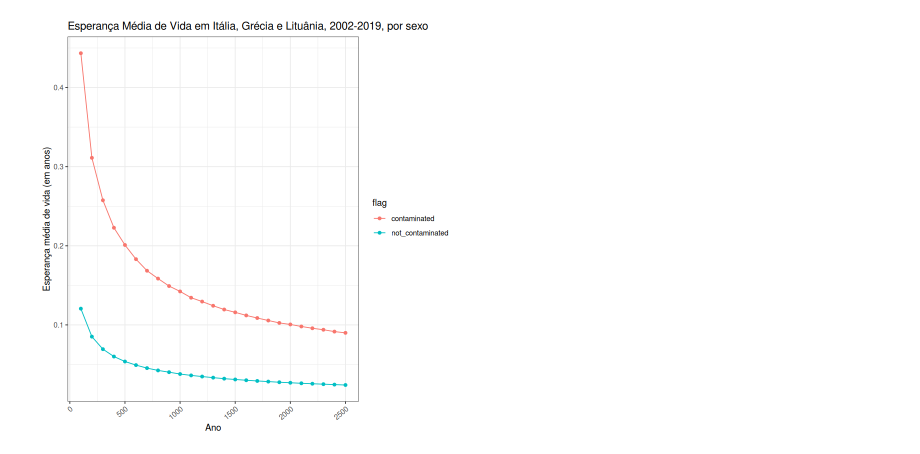
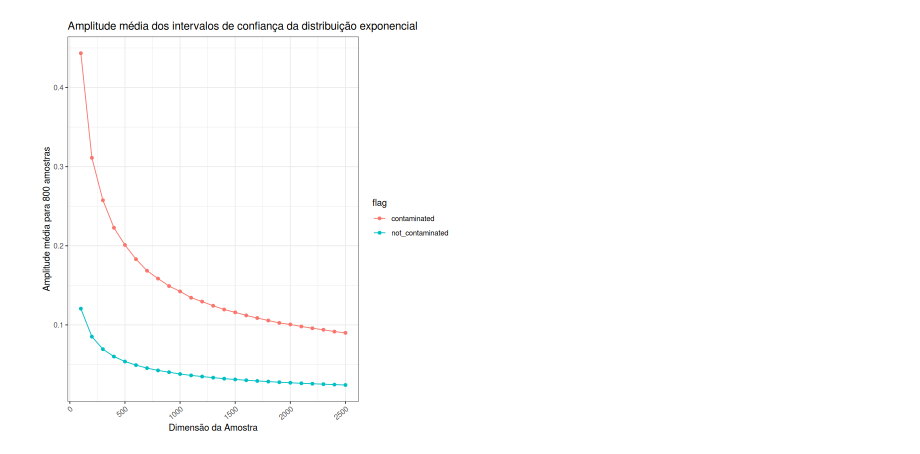
Before and after one commit to randomicecube/statistics-project-r, a Jupyter notebook: exercise-10.ipynb, the cells around one changed output. Drawn from its saved outputs; the diff is of its cells as text; code cells hidden in the pictures.

```diff
--- a/exercise-10.ipynb
+++ b/exercise-10.ipynb
@@ -44,10 +44,10 @@ df <- rename(df, c(name="flag", value="mean_widths"))
 # %%
 ggplot(df, aes(x = dimensions, y = mean_widths, colour = flag)) +
   geom_line() +
   geom_point() +
-  labs(x = "Ano", y = "Esperança média de vida (em anos)") +
-  ggtitle("Esperança Média de Vida em Itália, Grécia e Lituânia, 2002-2019, por sexo") +
+  labs(x = "Dimensão da Amostra", y = "Amplitude média para 800 amostras") +
+  ggtitle("Amplitude média dos intervalos de confiança da distribuição exponencial") +
   theme_bw() +
   theme(axis.text.x = element_text(angle = 40, hjust=1))
 # %% [output]
-[figure, old version]
+[figure, new version]
```
Also changed, not shown: parts of 1 cell of this notebook, 5 other files.
